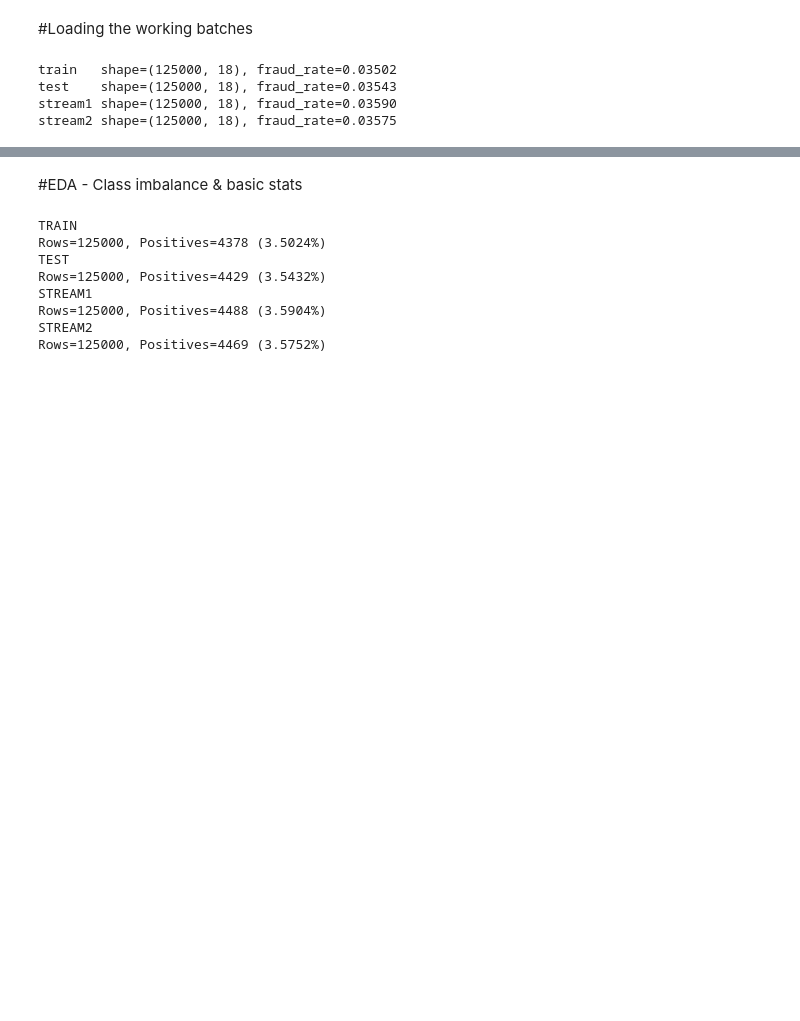
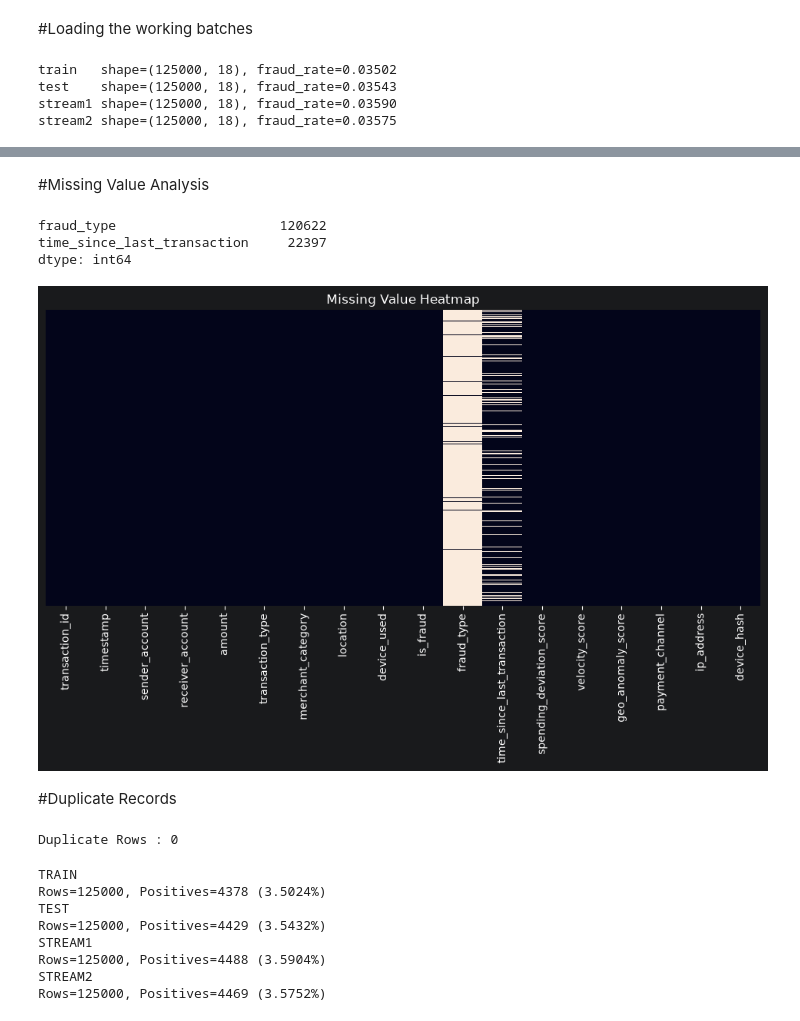
Before and after one commit to Shikha-Srikumar/Fraud_Detection_System, a Jupyter notebook: notebooks/01_setup_eda.ipynb, the cells around one changed output, grey strips where cells are left out. Drawn from its saved outputs; the diff is of its cells as text; code cells hidden in the pictures; blank space fills up the shorter version.

```diff
--- a/notebooks/01_setup_eda.ipynb
+++ b/notebooks/01_setup_eda.ipynb
@@ -75,5 +110,34 @@ stream2 shape=(125000, 18), fraud_rate=0.03575
+# %% [markdown]
+#Missing Value Analysis
+# %%
+missing = train.isnull().sum()
+
+missing = missing[missing > 0].sort_values(ascending=False)
+
+display(missing)
+
+plt.figure(figsize=(12,5))
+
+sns.heatmap(train.isnull(),
+            cbar=False,
+            yticklabels=False)
+
+plt.title("Missing Value Heatmap")
+
+plt.show()
+# %% [output]
+fraud_type                     120622
+time_since_last_transaction     22397
+dtype: int64
+[figure, added]
 # %% [markdown]
-#EDA - Class imbalance & basic stats
+#Duplicate Records
+# %%
+duplicates = train.duplicated().sum()
+
+print(f"Duplicate Rows : {duplicates}")
+# %% [output]
+Duplicate Rows : 0
 # %%
 def summarize_split(df, label_col="is_fraud"):
     n = len(df)
```
Also changed, not shown: parts of 16 cells of this notebook, 3 other files.
